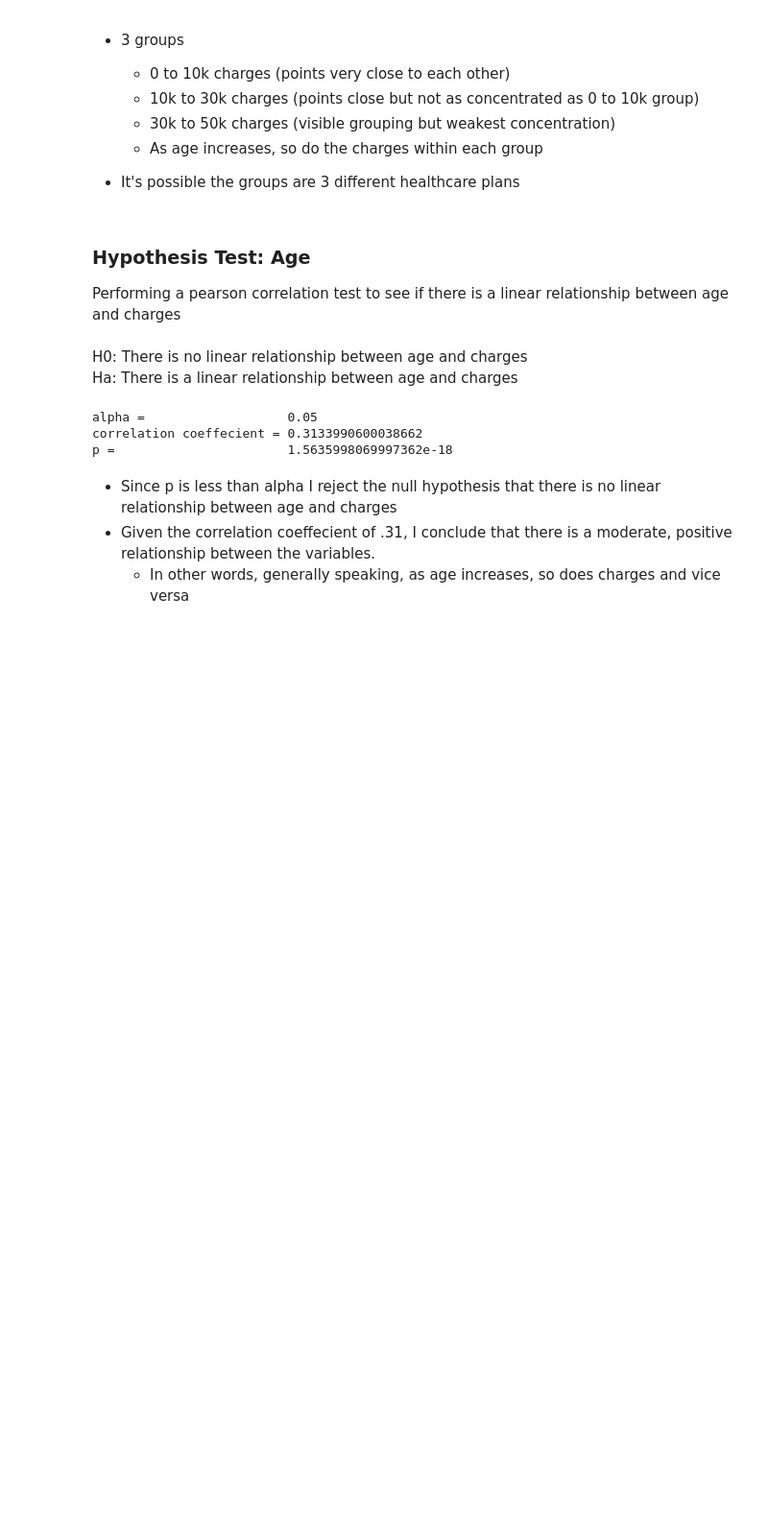
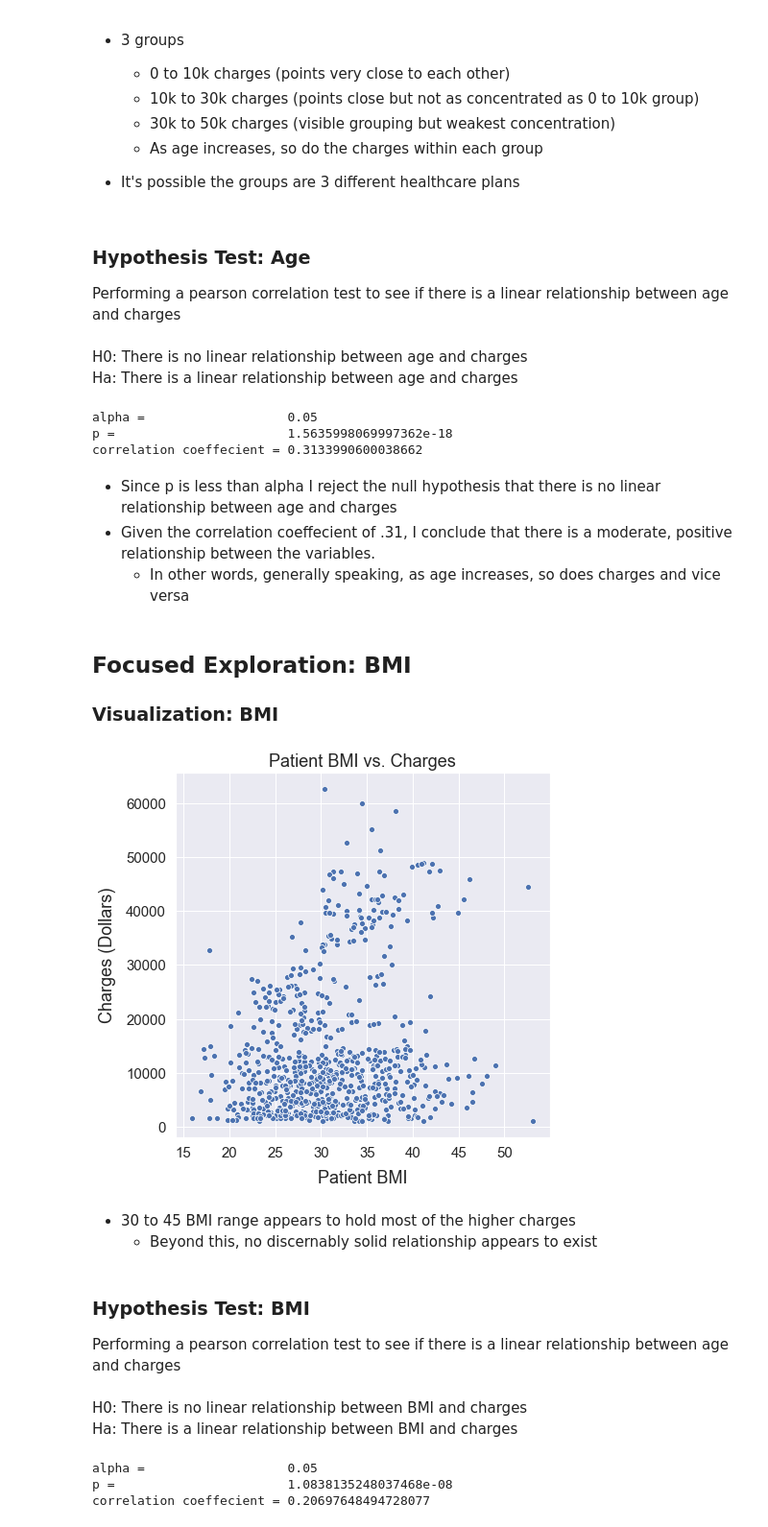
Before and after one commit to SamuelD-Data/medical_cost_project, a Jupyter notebook: medical_cost_notebook.ipynb, the cells around one changed output. Shown: that part at 96% size. Saved outputs shown, nothing was run; the diff lists cells and outputs as text; code cells hidden in the pictures; blank space fills up the shorter version.

Commit message:
added plot and hypothesis test for bmv vs. charges

```diff
--- a/medical_cost_notebook.ipynb
+++ b/medical_cost_notebook.ipynb
@@ -341,13 +340,50 @@ corr, p = stats.pearsonr(train.age, train.charges)
 
 # printing correlation coefficient and p value
 print(f'alpha =                   0.05')
+print(f'p =                       {p}')
 print(f'correlation coeffecient = {corr}')
-print(f'p =                       {p}')
 # %% [output]
 alpha =                   0.05
+p =                       1.5635998069997362e-18
 correlation coeffecient = 0.3133990600038662
-p =                       1.5635998069997362e-18
 # %% [markdown]
 - Since p is less than alpha I reject the null hypothesis that there is no linear relationship between age and charges
 - Given the correlation coeffecient of .31, I conclude that there is a moderate, positive relationship between the variables.
     - In other words, generally speaking, as age increases, so does charges and vice versa
+# %% [markdown]
+## Focused Exploration: BMI
+### Visualization: BMI
+# %%
+plt.figure(figsize = (7,7))
+sns.scatterplot(data = train, x = train.bmi, y = train.charges)
+plt.xticks(fontsize = 15)
+plt.yticks(fontsize = 15)
+plt.xlabel('Patient BMI', fontsize = 18, labelpad = 10)
+plt.ylabel('Charges (Dollars)', fontsize = 18, labelpad = 10)
+plt.title('Patient BMI vs. Charges', fontsize = 18)
+
+plt.show()
+# %% [output]
+[figure, added]
+# %% [markdown]
+- 30 to 45 BMI range appears to hold most of the higher charges
+    - Beyond this, no discernably solid relationship appears to exist
+# %% [markdown]
+### Hypothesis Test: BMI
+Performing a pearson correlation test to see if there is a linear relationship between age and charges
+# %% [markdown]
+H0: There is no linear relationship between BMI and charges
+<br>
+Ha: There is a linear relationship between BMI and charges
+# %%
+# performing pearson correlation test
+corr, p = stats.pearsonr(train.bmi, train.charges)
+
+# printing correlation coefficient and p value
+print(f'alpha =                   0.05')
+print(f'p =                       {p}')
+print(f'correlation coeffecient = {corr}')
+# %% [output]
+alpha =                   0.05
+p =                       1.0838135248037468e-08
+correlation coeffecient = 0.20697648494728077
```
Also changed, not shown: parts of 3 cells of this notebook.
